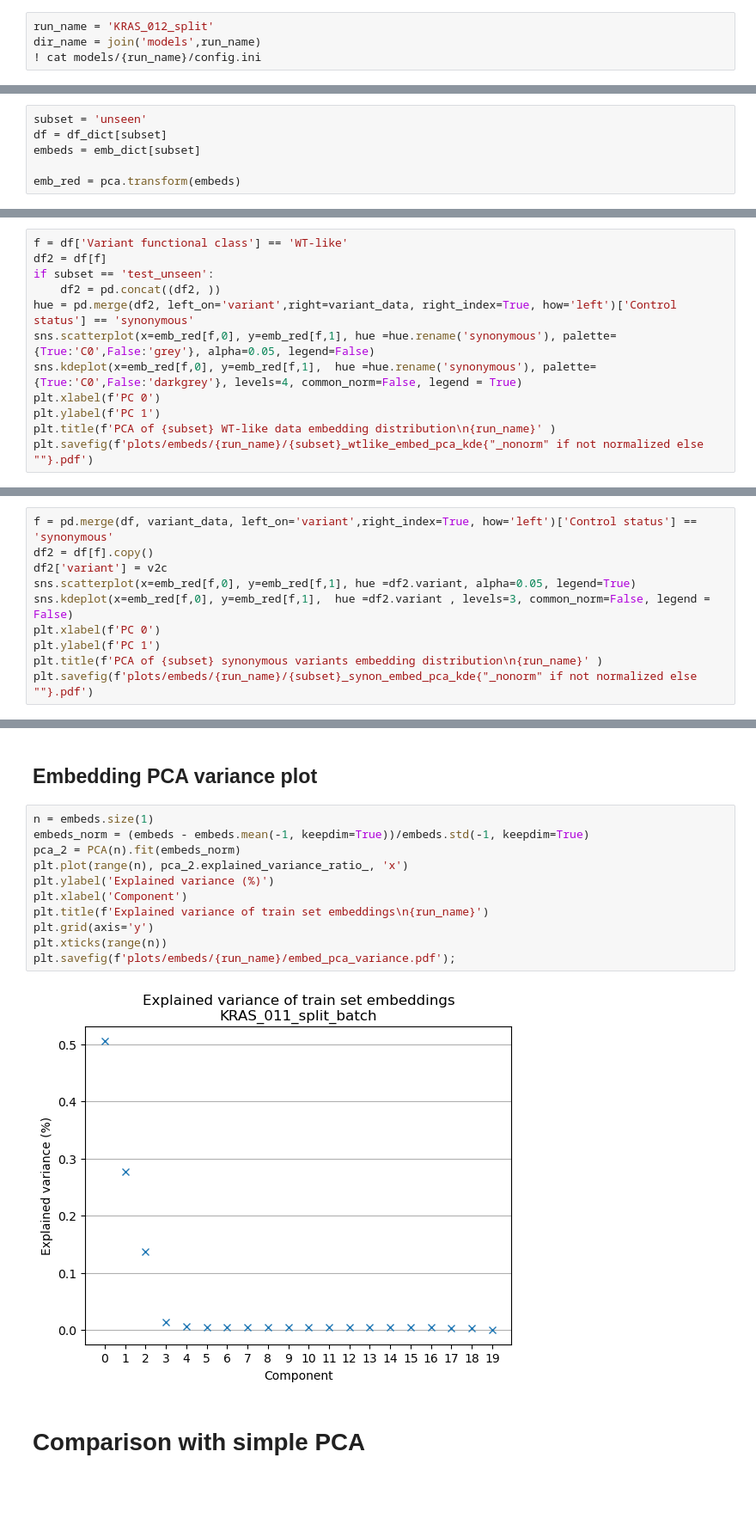
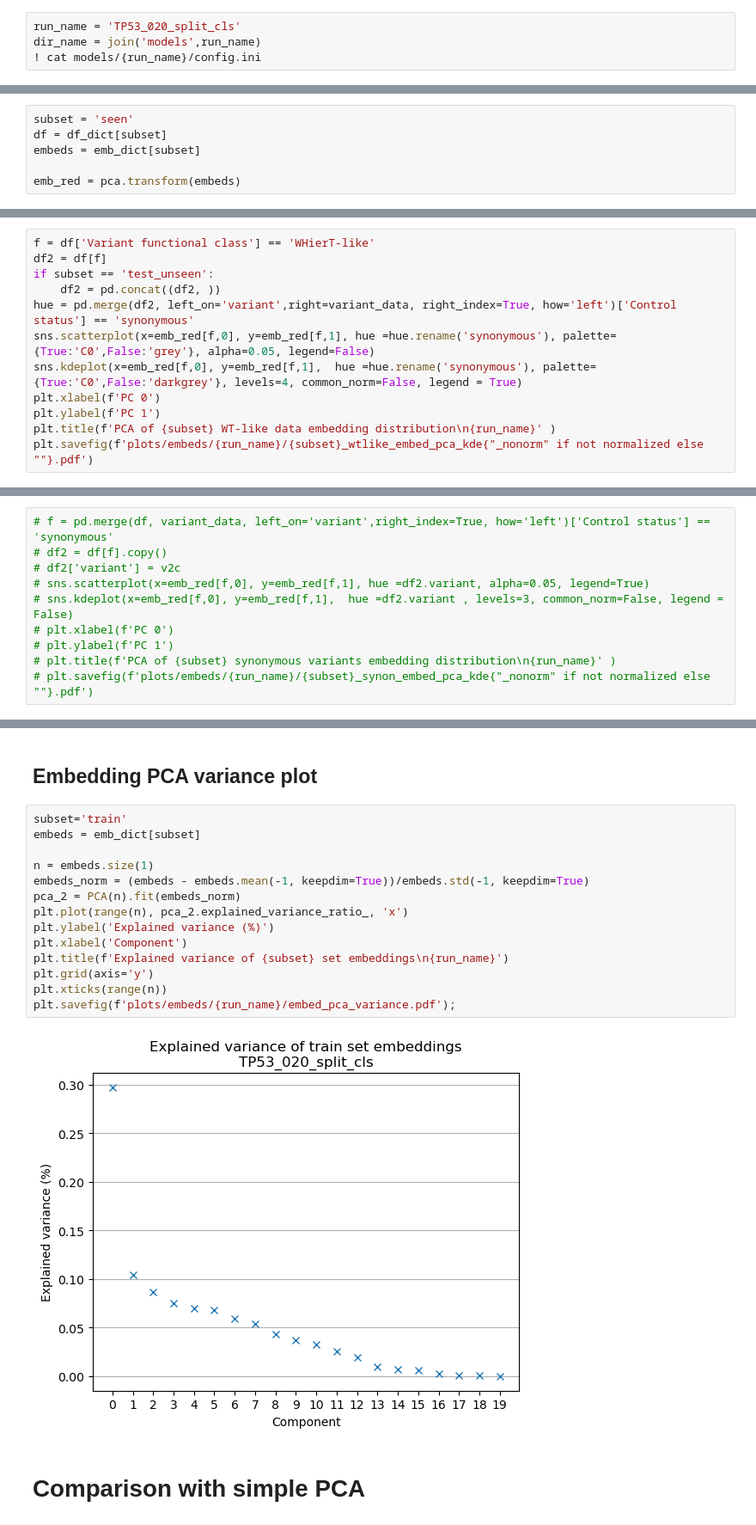
Before and after one commit to Lucas-Gui/sc_contrast, a Jupyter notebook: results.ipynb, the cells around one changed output, grey strips where cells are left out. Shown at 86% size. Cells and saved outputs as stored; diff of their text form; blank space fills up the shorter version.

```diff
--- a/results.ipynb
+++ b/results.ipynb
@@ -58,7 +56,7 @@ print(counts.shape)
 
 (will be necessary if wtlike is changed however)
 # %%
-run_name = 'KRAS_012_split'
+run_name = 'TP53_020_split_cls'
 dir_name = join('models',run_name)
 ! cat models/{run_name}/config.ini
 # %% [output]
@@ -167,5 +166,5 @@ hue_order = ['WT-like', 'Impactful I', 'Impactful II', 'Impactful III', 'Impactf
 # %%
-subset = 'unseen'
+subset = 'seen'
 df = df_dict[subset]
 embeds = emb_dict[subset]
 
@@ -221,5 +222,5 @@ plt.savefig(f'plots/embeds/{run_name}/{subset}_cycle_pca_kde{"_nonorm" if not no
 # %%
-f = df['Variant functional class'] == 'WT-like'
+f = df['Variant functional class'] == 'WHierT-like'
 df2 = df[f]
 if subset == 'test_unseen':
     df2 = pd.concat((df2, ))
@@ -235,10 +236,10 @@ plt.savefig(f'plots/embeds/{run_name}/{subset}_wtlike_embed_pca_kde{"_nonorm" if
 # %%
-f = pd.merge(df, variant_data, left_on='variant',right_index=True, how='left')['Control status'] == 'synonymous'
-df2 = df[f].copy()
-df2['variant'] = v2c
-sns.scatterplot(x=emb_red[f,0], y=emb_red[f,1], hue =df2.variant, alpha=0.05, legend=True)
-sns.kdeplot(x=emb_red[f,0], y=emb_red[f,1],  hue =df2.variant , levels=3, common_norm=False, legend = False)
-plt.xlabel(f'PC 0')
-plt.ylabel(f'PC 1')
-plt.title(f'PCA of {subset} synonymous variants embedding distribution\n{run_name}' )
-plt.savefig(f'plots/embeds/{run_name}/{subset}_synon_embed_pca_kde{"_nonorm" if not normalized else ""}.pdf')
+# f = pd.merge(df, variant_data, left_on='variant',right_index=True, how='left')['Control status'] == 'synonymous'
+# df2 = df[f].copy()
+# df2['variant'] = v2c
+# sns.scatterplot(x=emb_red[f,0], y=emb_red[f,1], hue =df2.variant, alpha=0.05, legend=True)
+# sns.kdeplot(x=emb_red[f,0], y=emb_red[f,1],  hue =df2.variant , levels=3, common_norm=False, legend = False)
+# plt.xlabel(f'PC 0')
+# plt.ylabel(f'PC 1')
+# plt.title(f'PCA of {subset} synonymous variants embedding distribution\n{run_name}' )
+# plt.savefig(f'plots/embeds/{run_name}/{subset}_synon_embed_pca_kde{"_nonorm" if not normalized else ""}.pdf')
@@ -263,18 +313,21 @@ ValueError: Stop here
 # %% [markdown]
 ## Embedding PCA variance plot
 # %%
+subset='train'
+embeds = emb_dict[subset]
+
 n = embeds.size(1)
 embeds_norm = (embeds - embeds.mean(-1, keepdim=True))/embeds.std(-1, keepdim=True)
 pca_2 = PCA(n).fit(embeds_norm)
 plt.plot(range(n), pca_2.explained_variance_ratio_, 'x')
 plt.ylabel('Explained variance (%)')
 plt.xlabel('Component')
-plt.title(f'Explained variance of train set embeddings\n{run_name}')
+plt.title(f'Explained variance of {subset} set embeddings\n{run_name}')
 plt.grid(axis='y')
 plt.xticks(range(n))
 plt.savefig(f'plots/embeds/{run_name}/embed_pca_variance.pdf');
 # %% [output]
-[figure, old version]
+[figure, new version]
 # %% [markdown]
 # Comparison with simple PCA
 # %%
```
Also changed, not shown: parts of 26 cells of this notebook, 1 other file.
